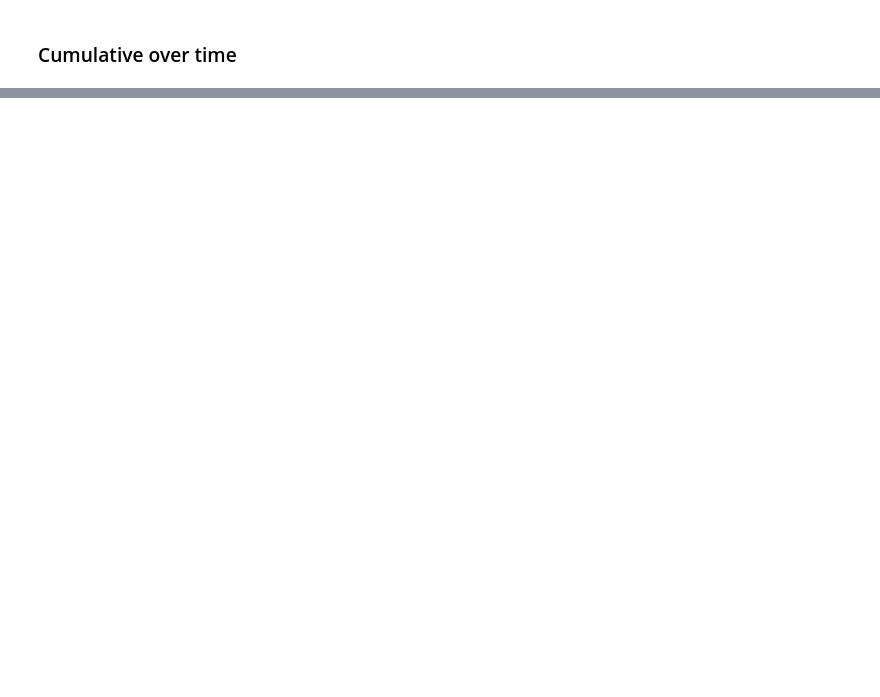
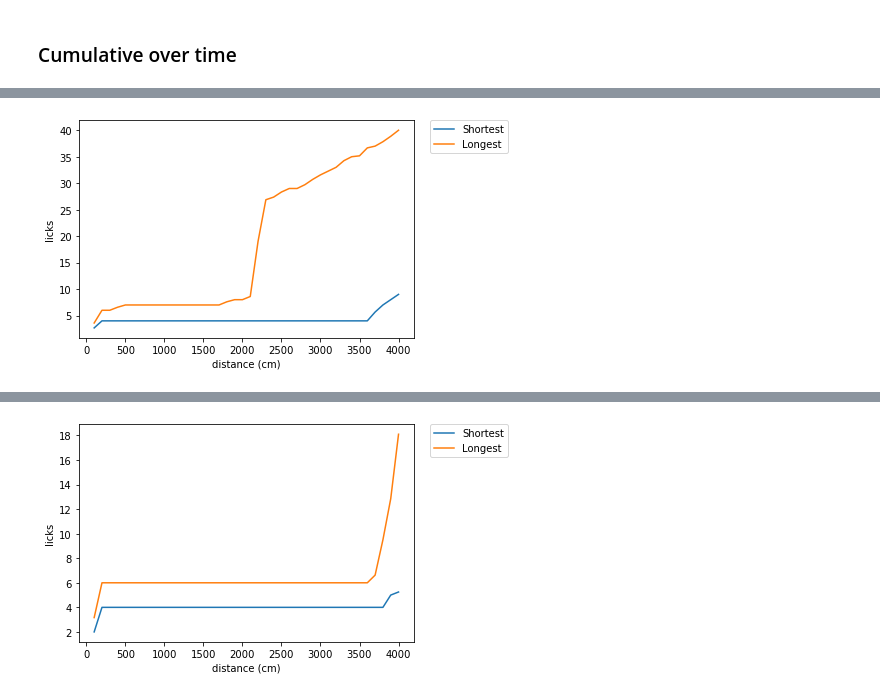
Before and after one commit to sophiakolak/6998-what-is-time, a Jupyter notebook: data/Lick_Rate_and_Time.ipynb, the cells around one changed output, grey strips where cells are left out. Saved outputs shown, nothing was run; the diff lists cells and outputs as text; code cells hidden in the pictures; blank space fills up the shorter version.

```diff
--- a/data/Lick_Rate_and_Time.ipynb
+++ b/data/Lick_Rate_and_Time.ipynb
@@ -34,6 +34,10 @@ data_Licks = pd.read_csv(filename0, header=None)
 # Day 4
 data4_Licks = pd.read_csv(filename4, header=None)
 
+# Day 0
+data_LicksNEW = pd.read_csv(filename0, header=None)
+# Day 4
+data4_LicksNEW = pd.read_csv(filename4, header=None)
 
 def changeTime(data_name):
     trial_prev, time_prev, end_time = 0,0,0
@@ -51,6 +55,8 @@ changeTime(data)
 changeTime(data4)
 changeTime(data_Licks)
 changeTime(data4_Licks)
+changeTime(data_LicksNEW)
+changeTime(data4_LicksNEW)
 
 def changeLicks(data_name):
     trial_prev, lick_prev, end_lick = 0,0,0
@@ -67,11 +73,16 @@ def changeLicks(data_name):
 
 changeLicks(data_Licks)
 changeLicks(data4_Licks)
+changeLicks(data_LicksNEW)
+changeLicks(data4_LicksNEW)
 
 data = data[data[7] <= 4000]  # removing all rows where mouse is licking reward past 4000cm
 data4 = data4[data4[7] <= 4000]  # removing all rows where mouse is licking reward past 4000cm
 data_Licks = data_Licks[data_Licks[7] <= 4000]  # removing all rows where mouse is licking reward past 4000cm
 data4_Licks = data4_Licks[data4_Licks[7] <= 4000]  # removing all rows where mouse is licking reward past 4000cm
+data_LicksNEW = data_LicksNEW[data_LicksNEW[7] <= 4000]  # removing all rows where mouse is licking reward past 4000cm
+data4_LicksNEW = data4_LicksNEW[data4_LicksNEW[7] <= 4000]  # removing all rows where mouse is licking reward past 4000cm
+
 
 
 trial_count = 30#max(lap)  # all of them
@@ -104,10 +115,13 @@ def lengthOfTrial(lap_dictionary):
 # Day 0
 durations, licks = lengthOfTrial(lap_dictionary)
 print("durations", durations, "\nlicks", licks)
+print(sum(durations)/len(durations))
 
 # Day 4
 durations4, licks4 = lengthOfTrial(lap_dictionary4)
 print("durations", durations4, "\nlicks", licks4)
+print(sum(durations4)/len(durations4))
+
 
 
 def findShortestAndFastestTrial(lap_dictionary):
@@ -534,0 +634,63 @@ Longest
+# %%
+
+lap_dictionaryL = {}
+for i in range(0, trial_count):
+    lap_dictionaryL[i] = data_LicksNEW.loc[data_LicksNEW[9] == i]  # associate all lap data with that lap
+
+
+lap_dictionaryL4 = {}
+for i in range(0, trial_count):
+    lap_dictionaryL4[i] = data4_LicksNEW.loc[data4_LicksNEW[9] == i]  # associate all lap data with that lap
+
+
+space_binned_dictionary = spaceBinning(lap_dictionaryL)
+space_binned_dictionary4 = spaceBinning(lap_dictionaryL4)
+
+
+
+### OVER SPACE
+def plotFastVSlow(mean_flag, shortest_trial, min_time, longest_trial, max_time, space_binned_dictionary):
+    trials=[shortest_trial, longest_trial]
+    print("TRIALS", trials)
+    counter = 0
+    for trial in trials:
+        licksY = []
+        timeX = []
+        if counter==0:
+            lab='Shortest'
+        if counter==1:
+            lab='Longest'
+        counter+=1
+        for bin in space_binned_dictionary[trial]:
+            currBin = space_binned_dictionary[trial][bin]
+            #print(counter)
+            first = currBin.iloc[0][3]
+            mean = currBin[3].mean()
+            #last = currBin.iloc[-1][3]
+            #lick_count = last - first
+            #licksY.append(lick_count)
+            if mean_flag==False:
+                licksY.append(first)
+            else: # mean_flag==True
+                licksY.append(mean)
+            timeX.append(bin)
+            #print(lick_count, bin)
+        x = np.array(timeX)
+        y = np.array(licksY)
+        print(lab)
+        plt.plot(x, y, label=lab)
+    plt.xlabel("distance (cm)")
+    plt.ylabel("licks")
+    plt.legend(bbox_to_anchor=(1.05, 1), loc='upper left', borderaxespad=0.)
+    plt.show()
+
+
+
+mean_flag = True
+plotFastVSlow(mean_flag, shortest_trial, min_time, longest_trial, max_time, space_binned_dictionary)
+print("(Above) Slow vs Fast trial, licks occuring in 200ms bins accross all trials.\nEach lick value is average of values in that bin\n(Day 0, Trial Count:", trial_count,")\n\n")
+
+mean_flag = True
+plotFastVSlow(mean_flag, shortest_trial4, min_time4, longest_trial4, max_time4, space_binned_dictionary4)
+print("(Above) Slow vs Fast trial, licks occuring in 200ms bins accross all trials.\nEach lick value is average of values in that bin \n(Day 4, Trial Count:", trial_count,")\n\n")
+# %% [output]
@@ -534,0 +700 @@ Longest
+[figure, added]
@@ -534,0 +709 @@ Longest
+[figure, added]
```
Also changed, not shown: parts of 8 cells of this notebook.
